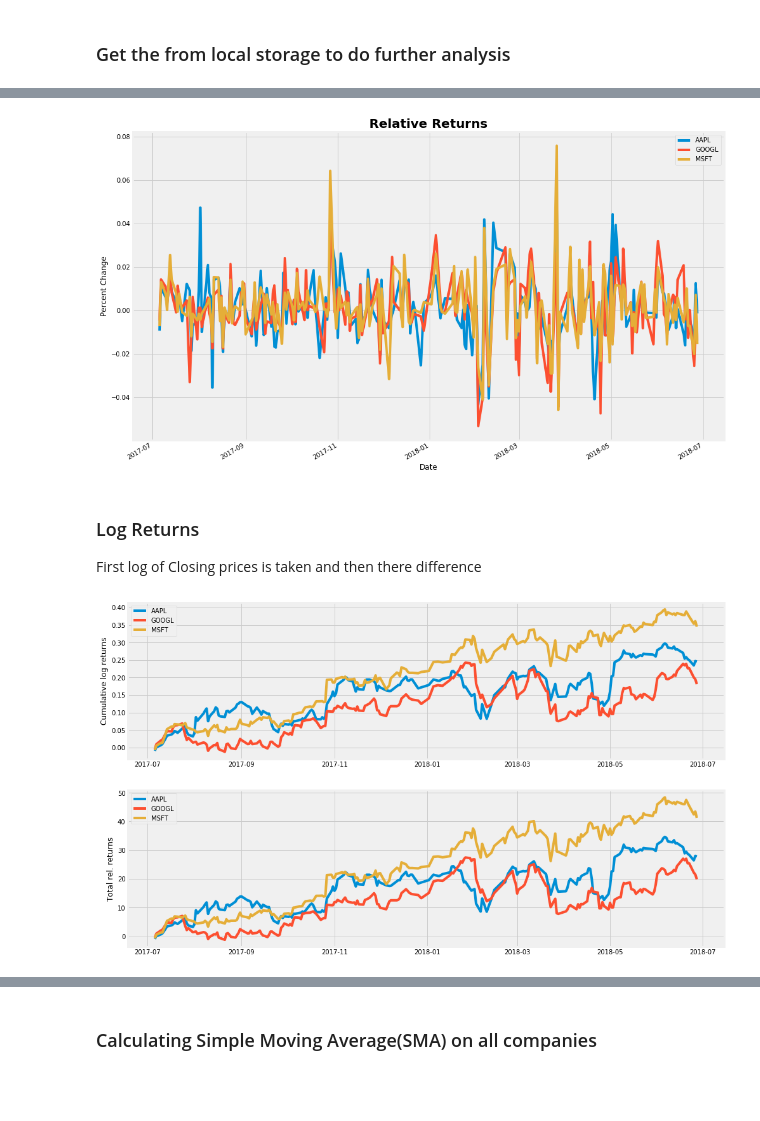
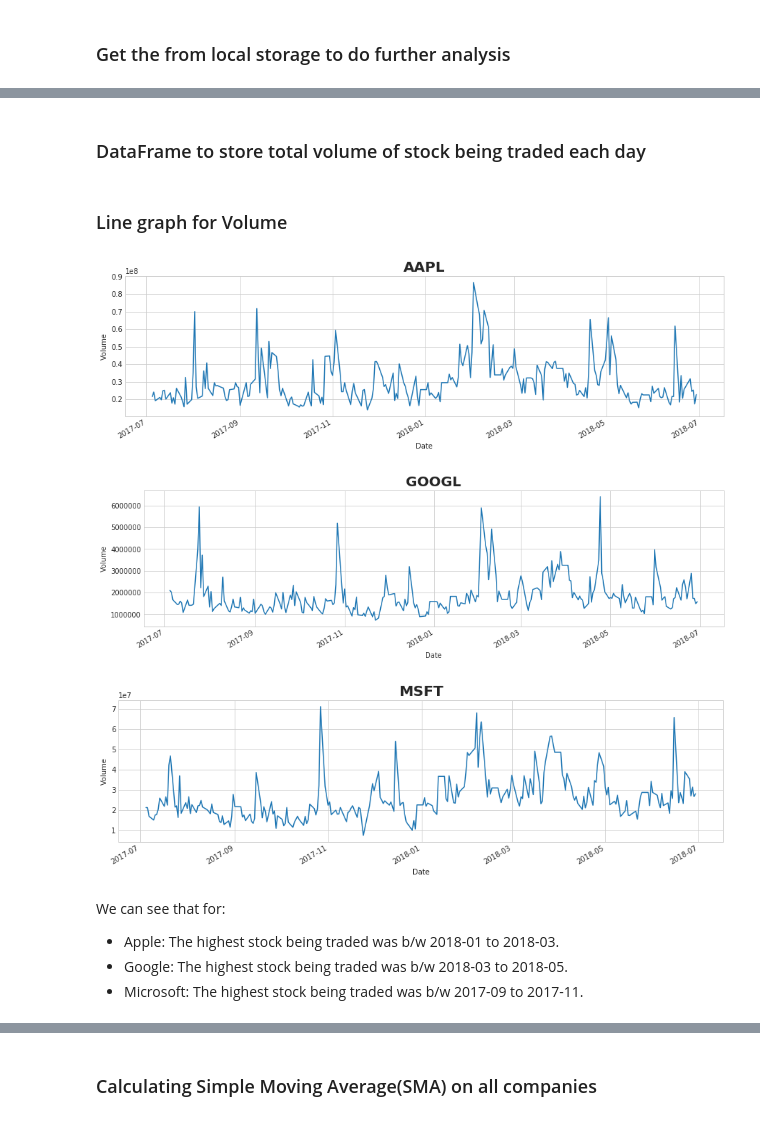
Before and after one commit to abhie-lp/FINANCE_PROJECT, a Jupyter notebook: Code.ipynb, the cells around one changed output, grey strips where cells are left out. Drawn from its saved outputs; the diff is of its cells as text; code cells hidden in the pictures; blank space fills up the shorter version.

```diff
--- a/Code.ipynb
+++ b/Code.ipynb
@@ -71,0 +136,6 @@ for i in range(len(companies)):
+# %%
+for i in range(3):
+    companies[i]["Volume"] = companies[i]["Volume"].str.replace(",", "").astype(int)
+    companies[i].fillna(method="ffill", inplace=True)
+    companies[i]["Volume"].replace(0, method="ffill", inplace=True)
+    to_csv(companies[i], company_code[i])
@@ -121,0 +198,8 @@ rel_returns = close_price.pct_change()
+# %%
+for i in range(3):
+    open_price[company_code[i]].plot(grid=True, label="Open")
+    close_price[company_code[i]].plot(grid=True, figsize=(18, 5), label="Close")
+    plt.title(company_code[i], fontsize=20, fontweight="bold")
+    plt.ylabel("Price ($)", fontweight="bold")
+    plt.legend()
+    plt.show()
@@ -122,10 +221,21 @@ rel_returns = close_price.pct_change()
+# %% [markdown]
+### DataFrame to store total volume of stock being traded each day
+# %%
+volume = pd.DataFrame({"AAPL": apple["Volume"],
+                          "GOOGL": google["Volume"],
+                          "MSFT": microsoft["Volume"]})
+# %%
+# Droping all the rows w/ NaN values
+volume.dropna(how="any", inplace=True)
+# %% [markdown]
+### Line graph for Volume
 # %%
-rel_returns.plot(figsize=(15, 10))
-plt.ylabel("Percent Change")
-plt.title("Relative Returns", fontsize=20, fontweight="bold")
-plt.show()
+for i in range(3):
+    volume[company_code[i]].plot(figsize=(15, 4), grid=True)
+    plt.title(company_code[i], fontsize=20, fontweight="bold")
+    plt.ylabel("Volume")
+    plt.show()
 # %% [output]
-[figure, old version]
+[figure, new version]
+[figure, added]
+[figure, added]
-# %% [markdown]
-###  Log Returns
-First log of Closing prices is taken and then there difference
@@ -134,13 +242,5 @@ log_returns = np.log(close_price).diff()
-# %%
-fig, (ax1, ax2) = plt.subplots(2, 1, figsize=(15, 10))
-for i in company_code:
-    ax1.plot(log_returns.index, log_returns[i].cumsum(), label=i)
-    ax1.set_ylabel("Cumulative log returns")
-    ax1.legend(loc="best")
-    ax2.plot(log_returns.index, 100*(np.exp(log_returns[i].cumsum()) - 1), label=i)
-    ax2.set_ylabel("Total rel. returns")
-    ax2.legend(loc="best")
-
-plt.show()
-# %% [output]
-[figure, removed]
+# %% [markdown]
+We can see that for:
+- Apple: The highest stock being traded was b/w 2018-01 to 2018-03.
+- Google: The highest stock being traded was b/w 2018-03 to 2018-05.
+- Microsoft: The highest stock being traded was b/w 2017-09 to 2017-11.
```
Also changed, not shown: parts of 52 cells of this notebook.
